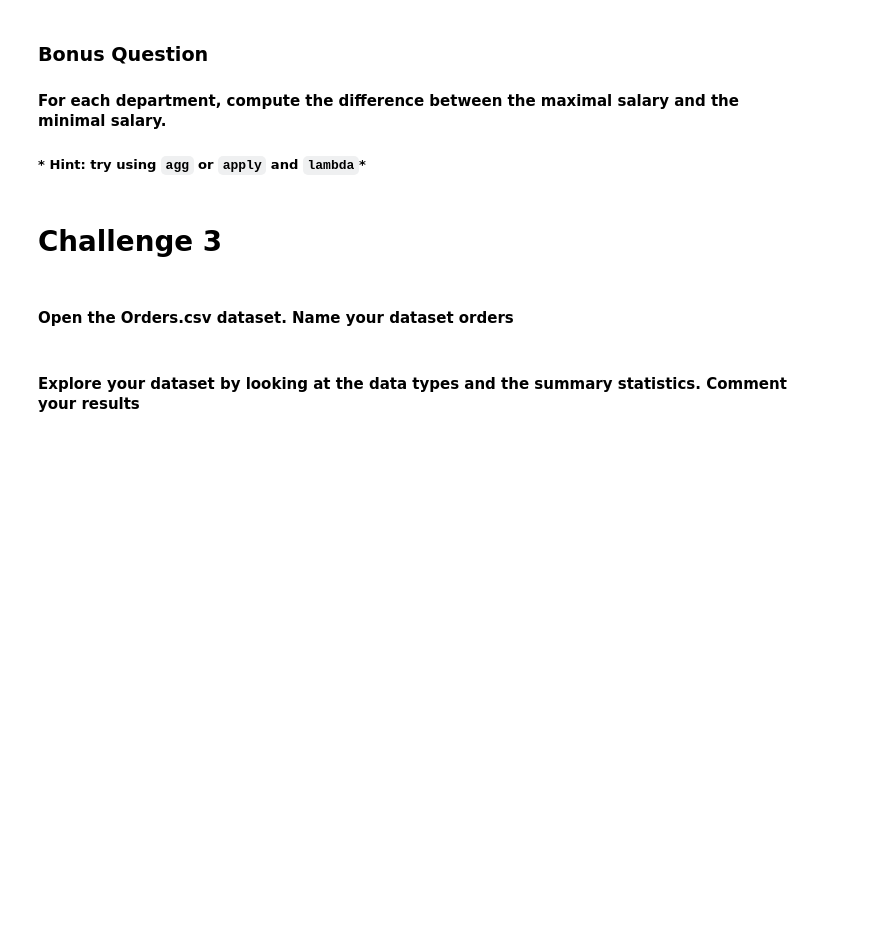
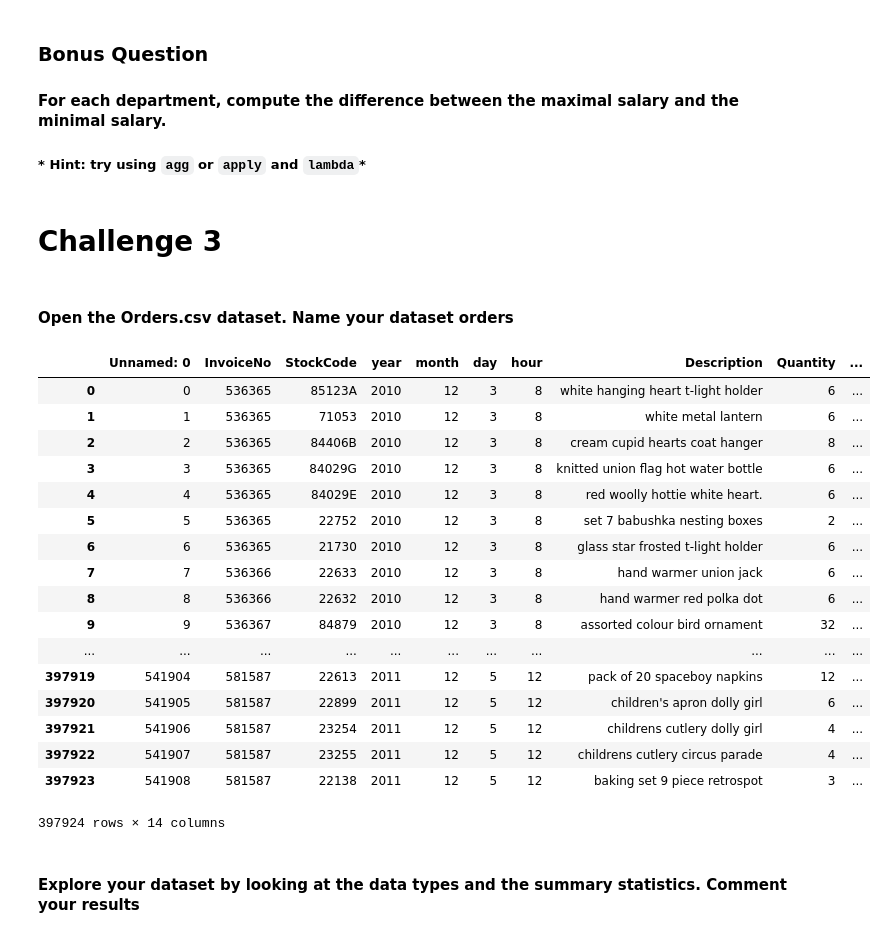
Before and after one commit to luisferlc/datamex1019, a Jupyter notebook: module-2/lab-subsetting-and-descriptive-stats/your-code/main.ipynb, the cells around one changed output. Saved outputs shown, nothing was run; the diff lists cells and outputs as text; code cells hidden in the pictures; blank space fills up the shorter version.

```diff
--- a/module-2/lab-subsetting-and-descriptive-stats/your-code/main.ipynb
+++ b/module-2/lab-subsetting-and-descriptive-stats/your-code/main.ipynb
@@ -298,2 +296,24 @@ employee.groupby(['Department']).agg({'Years': ['min', 'mean','max'],'Salary': [
+# %%
+orders=pd.read_csv('Orders.csv')
+orders
+# %% [output]
+|  | Unnamed: 0 | InvoiceNo | StockCode | year | month | day | hour | Description | Quantity | ... |
+| 0 | 0 | 536365 | 85123A | 2010 | 12 | 3 | 8 | white hanging heart t-light holder | 6 | ... |
+| 1 | 1 | 536365 | 71053 | 2010 | 12 | 3 | 8 | white metal lantern | 6 | ... |
+| 2 | 2 | 536365 | 84406B | 2010 | 12 | 3 | 8 | cream cupid hearts coat hanger | 8 | ... |
+| 3 | 3 | 536365 | 84029G | 2010 | 12 | 3 | 8 | knitted union flag hot water bottle | 6 | ... |
+| 4 | 4 | 536365 | 84029E | 2010 | 12 | 3 | 8 | red woolly hottie white heart. | 6 | ... |
+| 5 | 5 | 536365 | 22752 | 2010 | 12 | 3 | 8 | set 7 babushka nesting boxes | 2 | ... |
+| 6 | 6 | 536365 | 21730 | 2010 | 12 | 3 | 8 | glass star frosted t-light holder | 6 | ... |
+| 7 | 7 | 536366 | 22633 | 2010 | 12 | 3 | 8 | hand warmer union jack | 6 | ... |
+| 8 | 8 | 536366 | 22632 | 2010 | 12 | 3 | 8 | hand warmer red polka dot | 6 | ... |
+| 9 | 9 | 536367 | 84879 | 2010 | 12 | 3 | 8 | assorted colour bird ornament | 32 | ... |
+| ... | ... | ... | ... | ... | ... | ... | ... | ... | ... | ... |
+| 397919 | 541904 | 581587 | 22613 | 2011 | 12 | 5 | 12 | pack of 20 spaceboy napkins | 12 | ... |
+| 397920 | 541905 | 581587 | 22899 | 2011 | 12 | 5 | 12 | children's apron dolly girl | 6 | ... |
+| 397921 | 541906 | 581587 | 23254 | 2011 | 12 | 5 | 12 | childrens cutlery dolly girl | 4 | ... |
+| 397922 | 541907 | 581587 | 23255 | 2011 | 12 | 5 | 12 | childrens cutlery circus parade | 4 | ... |
+| 397923 | 541908 | 581587 | 22138 | 2011 | 12 | 5 | 12 | baking set 9 piece retrospot | 3 | ... |
+397924 rows × 14 columns
 # %% [markdown]
 #### Explore your dataset by looking at the data types and the summary statistics. Comment your results
```
Also changed, not shown: parts of 36 cells of this notebook.
